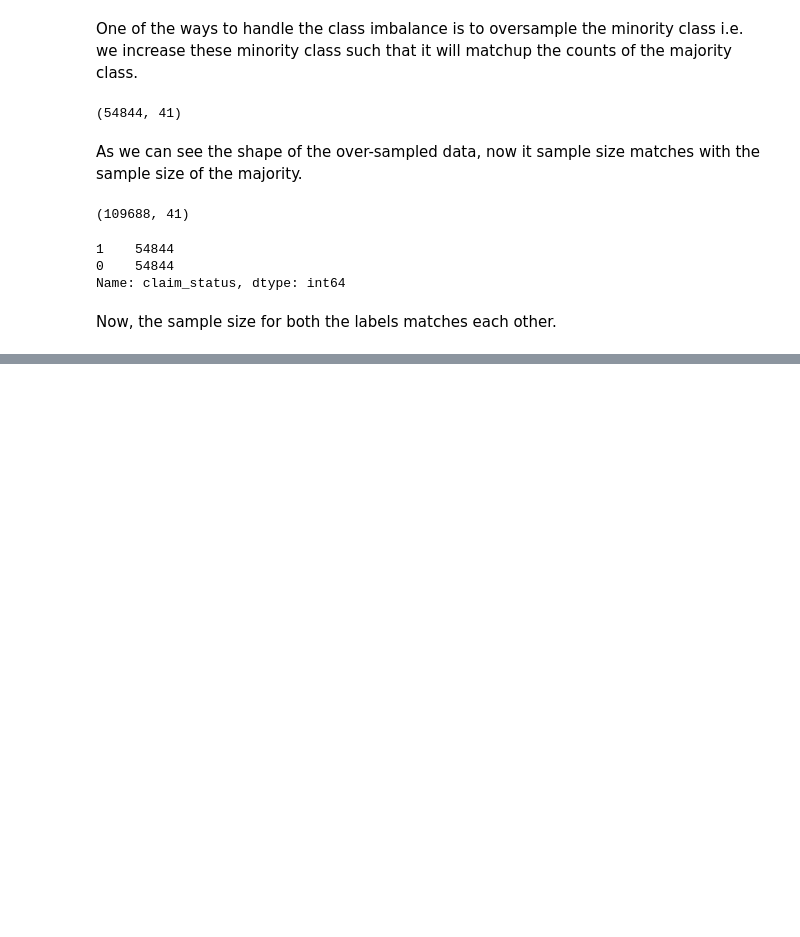
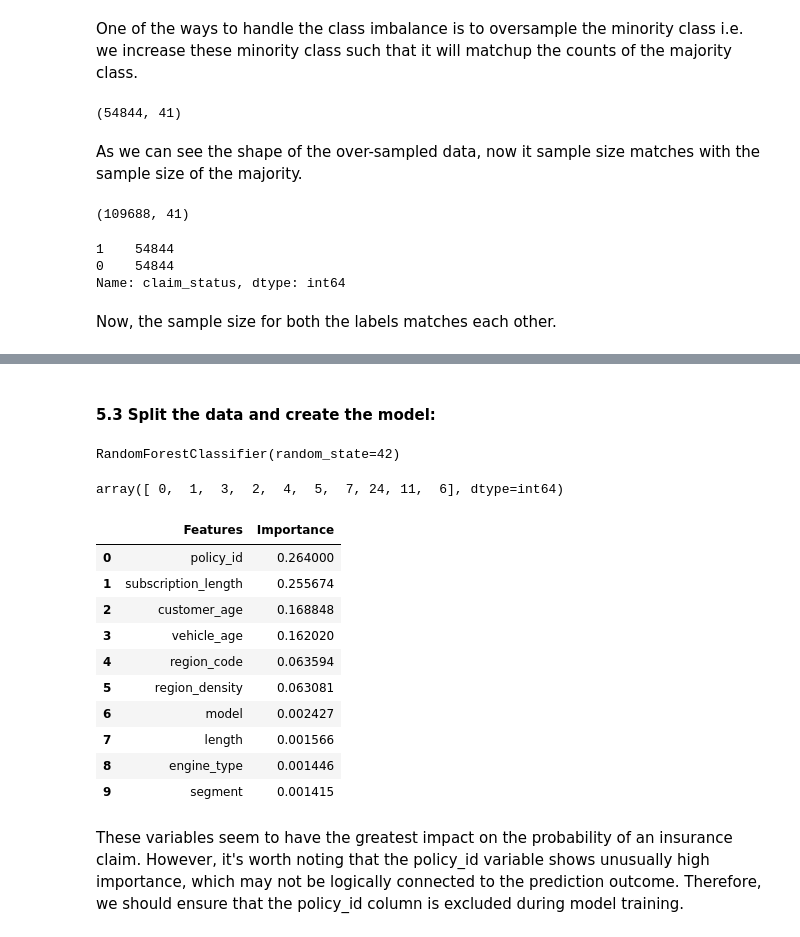
Before and after one commit to Nishan-k/Classification-on-Imbalanced-Data, a Jupyter notebook: Classification on Imbalanced Dataset.ipynb, the cells around one changed output, grey strips where cells are left out. Saved outputs shown, nothing was run; the diff lists cells and outputs as text; code cells hidden in the pictures; blank space fills up the shorter version.

```diff
--- a/Classification on Imbalanced Dataset.ipynb
+++ b/Classification on Imbalanced Dataset.ipynb
@@ -259,0 +310,39 @@ plt.show()
+# %% [markdown]
+#### 5.3 Split the data and create the model:
+# %%
+X = oversampled_data.iloc[:, 0:-1].values
+y = oversampled_data.iloc[:, -1].values
+
+
+random_forest = RandomForestClassifier(random_state=42)
+random_forest.fit(X, y)
+# %% [output]
+RandomForestClassifier(random_state=42)
+# %%
+top_10_imp_feature_index = np.argsort(random_forest.feature_importances_)[::-1][:10]
+# %%
+top_10_imp_feature_index
+# %% [output]
+array([ 0,  1,  3,  2,  4,  5,  7, 24, 11,  6], dtype=int64)
+# %%
+feature_names = oversampled_data.columns[:-1]
+top_10_feature_names = [feature_names[i] for i in top_10_imp_feature_index]
+top_10_feature_imp_val = [random_forest.feature_importances_[i] for i in top_10_imp_feature_index]
+# %%
+top_10_features_df = pd.DataFrame({'Features':top_10_feature_names, 'Importance':top_10_feature_imp_val})
+# %%
+top_10_features_df
+# %% [output]
+|  | Features | Importance |
+| 0 | policy_id | 0.264000 |
+| 1 | subscription_length | 0.255674 |
+| 2 | customer_age | 0.168848 |
+| 3 | vehicle_age | 0.162020 |
+| 4 | region_code | 0.063594 |
+| 5 | region_density | 0.063081 |
+| 6 | model | 0.002427 |
+| 7 | length | 0.001566 |
+| 8 | engine_type | 0.001446 |
+| 9 | segment | 0.001415 |
+# %% [markdown]
+These variables seem to have the greatest impact on the probability of an insurance claim. However, it's worth noting that the policy_id variable shows unusually high importance, which may not be logically connected to the prediction outcome. Therefore, we should ensure that the policy_id column is excluded during model training.
```
Also changed, not shown: parts of 18 cells of this notebook, 3 other files.
